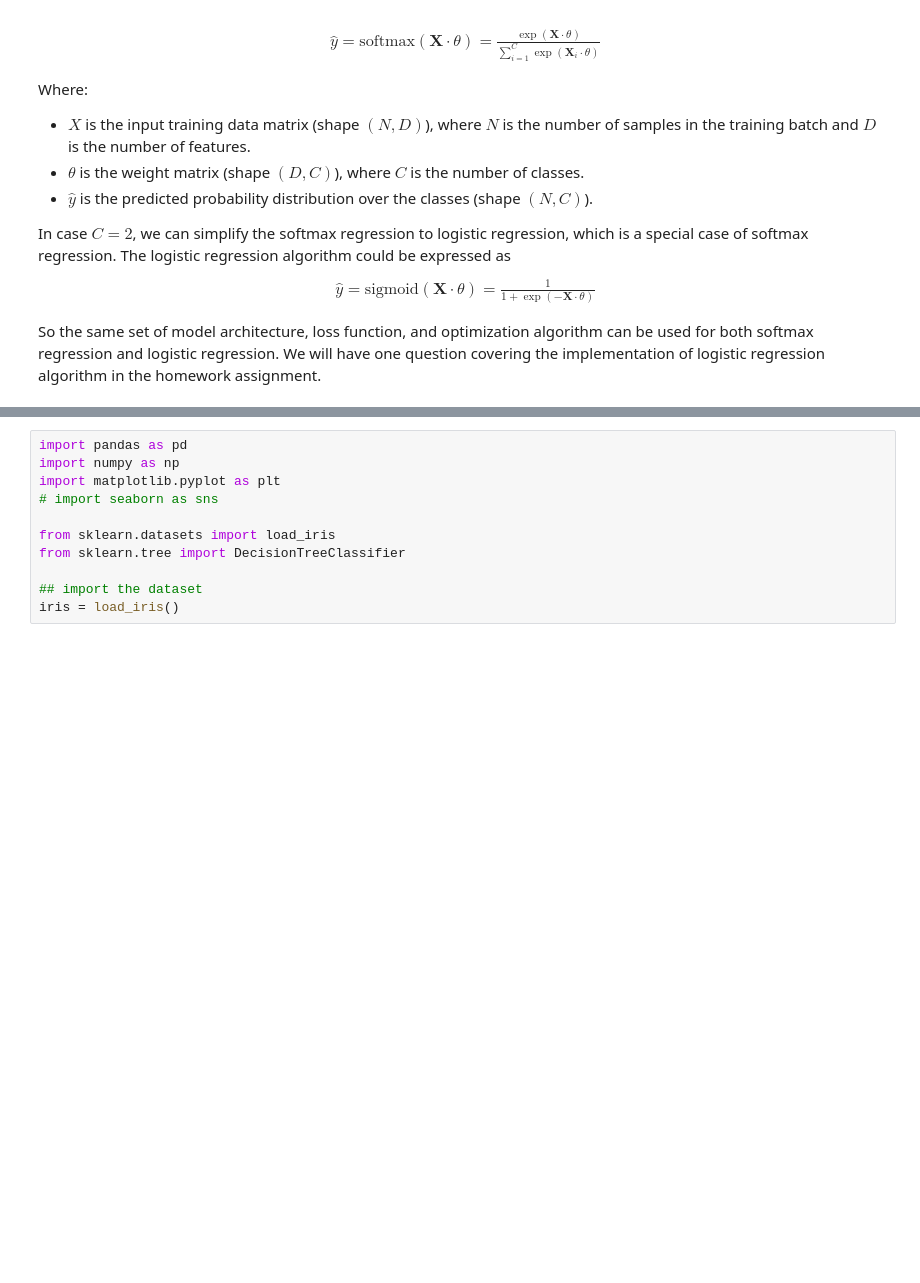
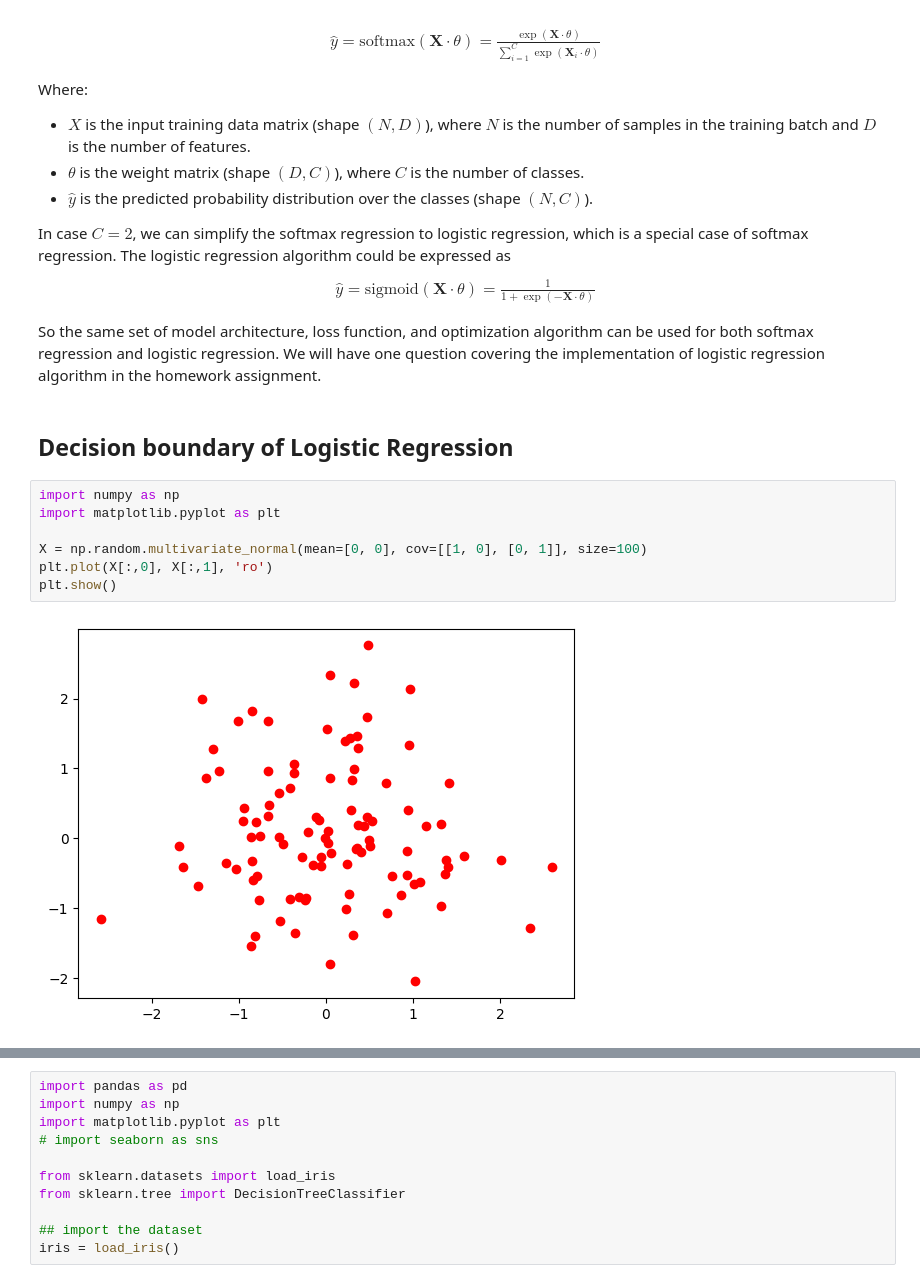
Before and after one commit to xiangshiyin/machine-learning-for-actuarial-science, a Jupyter notebook: 2025-spring/week04/notebook/demo.ipynb, the cells around one changed output, grey strips where cells are left out. Cells and saved outputs as stored; diff of their text form; blank space fills up the shorter version.

Commit message:
logistic regression example

```diff
--- a/2025-spring/week04/notebook/demo.ipynb
+++ b/2025-spring/week04/notebook/demo.ipynb
@@ -27,3 +27,14 @@ $$
 $$
 
 So the same set of model architecture, loss function, and optimization algorithm can be used for both softmax regression and logistic regression. We will have one question covering the implementation of logistic regression algorithm in the homework assignment.
+# %% [markdown]
+## Decision boundary of Logistic Regression
+# %%
+import numpy as np
+import matplotlib.pyplot as plt
+
+X = np.random.multivariate_normal(mean=[0, 0], cov=[[1, 0], [0, 1]], size=100)
+plt.plot(X[:,0], X[:,1], 'ro')
+plt.show()
+# %% [output]
+[figure, added]
```
Also changed, not shown: parts of 5 cells of this notebook.
